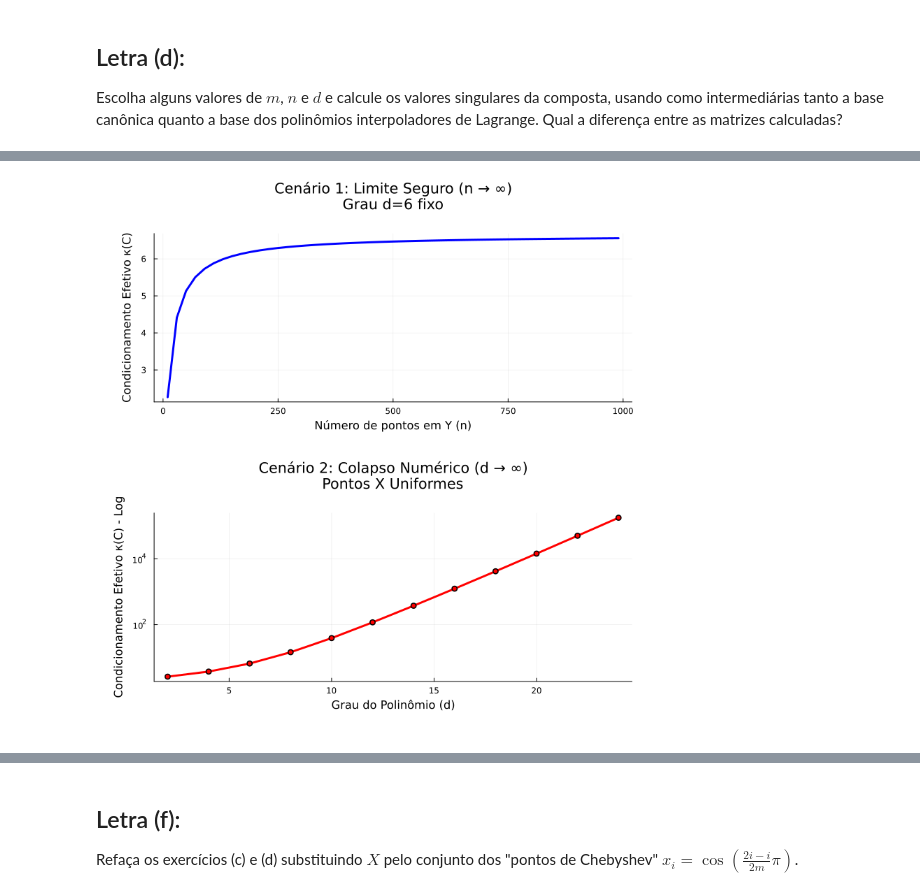
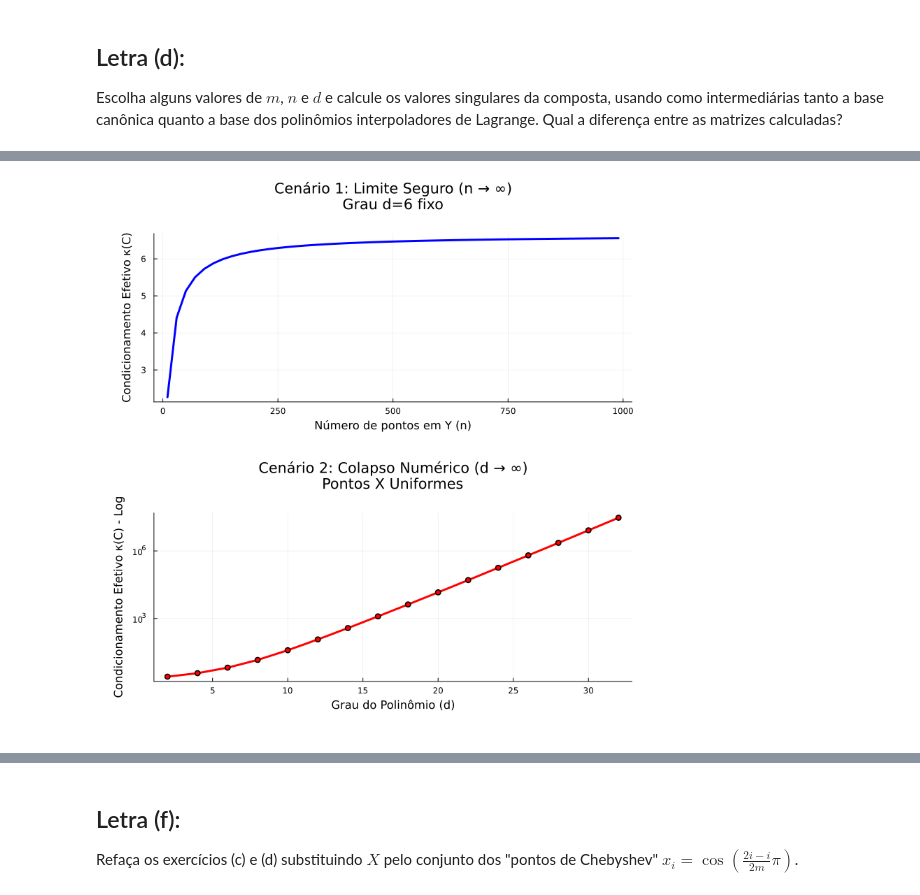
Before and after one commit to PedroDuailibe/Projeto3-ALN, a Jupyter notebook: Projeto3.ipynb, the cells around one changed output, grey strips where cells are left out. Drawn from its saved outputs; the diff is of its cells as text; code cells hidden in the pictures.

```diff
--- a/Projeto3.ipynb
+++ b/Projeto3.ipynb
@@ -571,11 +514,7 @@ Qual o condicionamento da composta $L_Y\circ R_{X,d}$? Você pode fazer $n \to \
 # %%
 function visualizar_limites()
-    # ---------------------------------------------------------
-    # TESTE 1: O Limite Seguro (n -> infinito)
-    # ---------------------------------------------------------
     d_fixo = 6
 
-    # AGORA É SEGURO MUDAR ISSO: Você pode testar m_fixo = 2 * d_fixo se quiser!
     m_fixo = d_fixo + 1
 
     X_fixo = range(-1.0, 1.0, length=m_fixo)
@@ -593,7 +532,6 @@ function visualizar_limites()
 
         C = A_Y * inv_A_X
 
-        # --- A CORREÇÃO UNIVERSAL ---
         sv_C = svdvals(C)
         cond_efetivo = sv_C[1] / sv_C[d_fixo + 1]
         push!(cond_n, cond_efetivo)
@@ -606,45 +544,42 @@ function visualizar_limites()
               lw=3, color=:blue, legend=false,
               grid=true, margin=6Plots.mm)
 
-    # ---------------------------------------------------------
-    # TESTE 2: O Limite Catastrófico (d -> infinito)
-    # ---------------------------------------------------------
-    d_vals = 2:2:24
+    # d \to \infty e n \to \infty
+    d_vals = 2:2:32
     cond_d = Float64[]
 
-    n_sensores = 1000
-    Y_sensores = range(-1.0, 1.0, length=n_sensores)
+    n_grande = 1000
+    Y_grande = range(-1.0, 1.0, length=n_grande)
 
     for d in d_vals
-        m = d + 1 # Pode mudar para m = 2*d com segurança também!
+        m = d + 1
         X = range(-1.0, 1.0, length=m)
         X_base = X[1:d+1]
 
         A_X = matrix_lagrange(X, d)
-        A_Y = matrix_lagrange_cruzada(Y_sensores, X_base, d)
+        A_Y = matrix_lagrange_cruzada(Y_grande, X_base, d)
 
         C = A_Y * pinv(A_X)
 
-        # --- A CORREÇÃO UNIVERSAL ---
         sv_C = svdvals(C)
         cond_efetivo = sv_C[1] / sv_C[d + 1]
         push!(cond_d, cond_efetivo)
     end
 
     p2 = plot(d_vals, cond_d,
               title="Cenário 2: Colapso Numérico (d → ∞)\nPontos X Uniformes",
               xlabel="Grau do Polinômio (d)",
               ylabel="Condicionamento Efetivo κ(C) - Log",
               yscale=:log10,
               lw=3, color=:red, marker=:circle, legend=false,
               grid=true, margin=6Plots.mm)
 
     grafico_final = plot(p1, p2, layout=(2, 1), size=(800, 800))
 
     display(grafico_final)
     return grafico_final
 end
 
 visualizar_limites();
 # %% [output]
-[figure, old version]
+[figure, new version]
```
Also changed, not shown: parts of 14 cells of this notebook.
